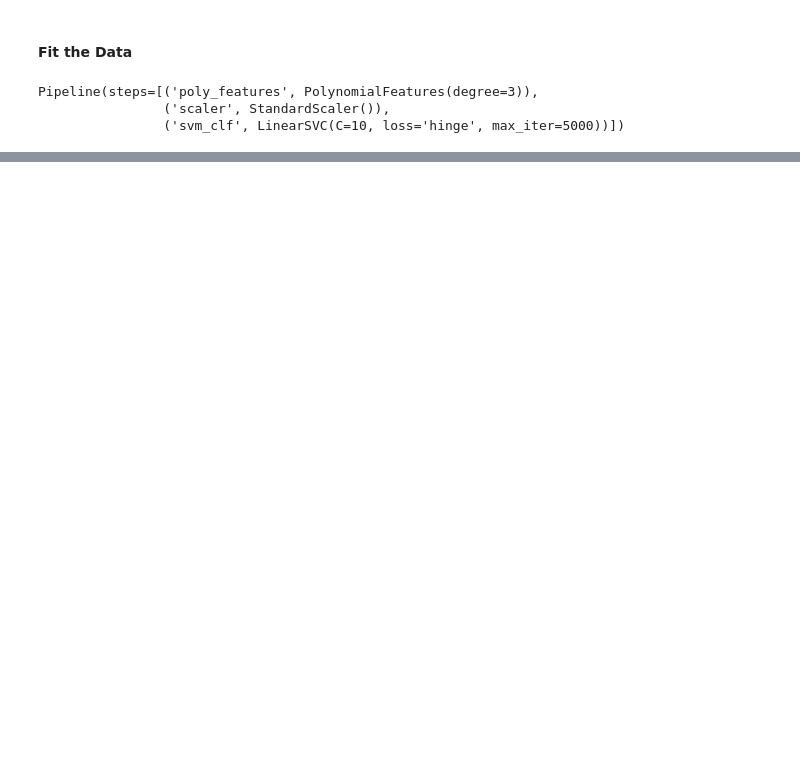
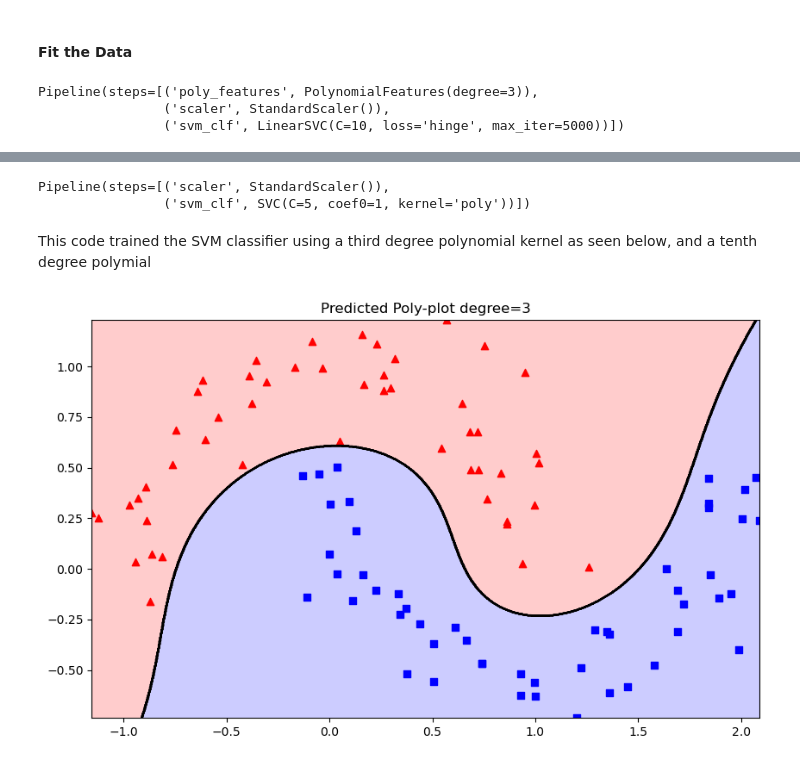
Before and after one commit to LilacOrchid/MachineLearningPractice, a Jupyter notebook: SVM Theory.ipynb, the cells around one changed output, grey strips where cells are left out. Saved outputs shown, nothing was run; the diff lists cells and outputs as text; code cells hidden in the pictures; blank space fills up the shorter version.

```diff
--- a/SVM Theory.ipynb
+++ b/SVM Theory.ipynb
@@ -196,0 +204,40 @@ ValueError: X has 1 features, but PolynomialFeatures is expecting 2 features as
+# %%
+from sklearn.svm import SVC
+poly_kernel_svm_clf = Pipeline([
+    ('scaler',StandardScaler()),
+    ('svm_clf',SVC(kernel='poly',degree=3,coef0=1,C=5))
+    ])
+poly_kernel_svm_clf.fit(X,y)
+# %% [output]
+Pipeline(steps=[('scaler', StandardScaler()),
+                ('svm_clf', SVC(C=5, coef0=1, kernel='poly'))])
+# %% [markdown]
+This code trained the SVM classifier using a third degree polynomial kernel as seen below, and a tenth degree polymial
+# %%
+def plot_contour(X,y,degrees=3):
+
+    poly_kernel_svm_clf = Pipeline([
+        ('scaler',StandardScaler()),
+        ('svm_clf',SVC(kernel='poly',degree=degrees,coef0=1,C=10))
+        ])
+    poly_kernel_svm_clf.fit(X,y)
+
+
+    gridx = np.linspace(np.min(X[:,0]),np.max(X[:,0]),1000)
+    gridy = np.linspace(np.min(X[:,1]),np.max(X[:,1]),1000)
+
+    gridX,gridY = np.meshgrid(gridx,gridy) #get all possible combinations of x,y coord
+    combos = np.stack((gridX.ravel(),gridY.ravel()),axis=1) #get all coordinate combos for pred
+    predictions = poly_kernel_svm_clf.predict(combos)
+    pred_matrix = predictions.reshape(gridX.shape)
+
+    plt.figure(figsize=(10,6))
+    plt.title(f'Predicted Poly-plot degree={degrees}')
+    plt.scatter(X[y==0,0],X[y==0,1],color='r',marker='^')
+    plt.scatter(X[y==1,0],X[y==1,1],color='b',marker='s')
+    plt.contour(gridx,gridy,pred_matrix,colors='black')
+    plt.contourf(gridX, gridY, pred_matrix,levels=[-0.5,0.5,1.5],alpha=0.2, colors=['red', 'blue'])
+# %%
+plot_contour(X,y,degrees=3)
+# %% [output]
+[figure, added]
```
Also changed, not shown: parts of 11 cells of this notebook.
